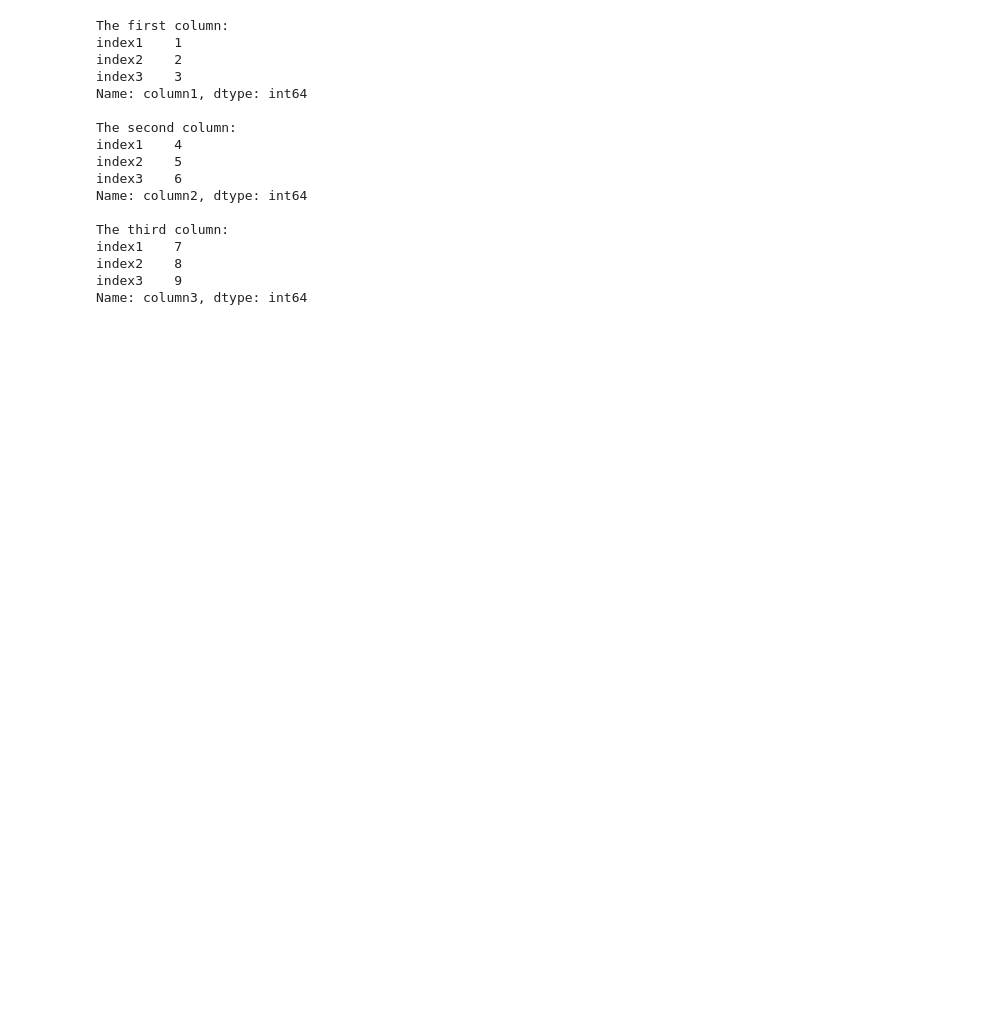
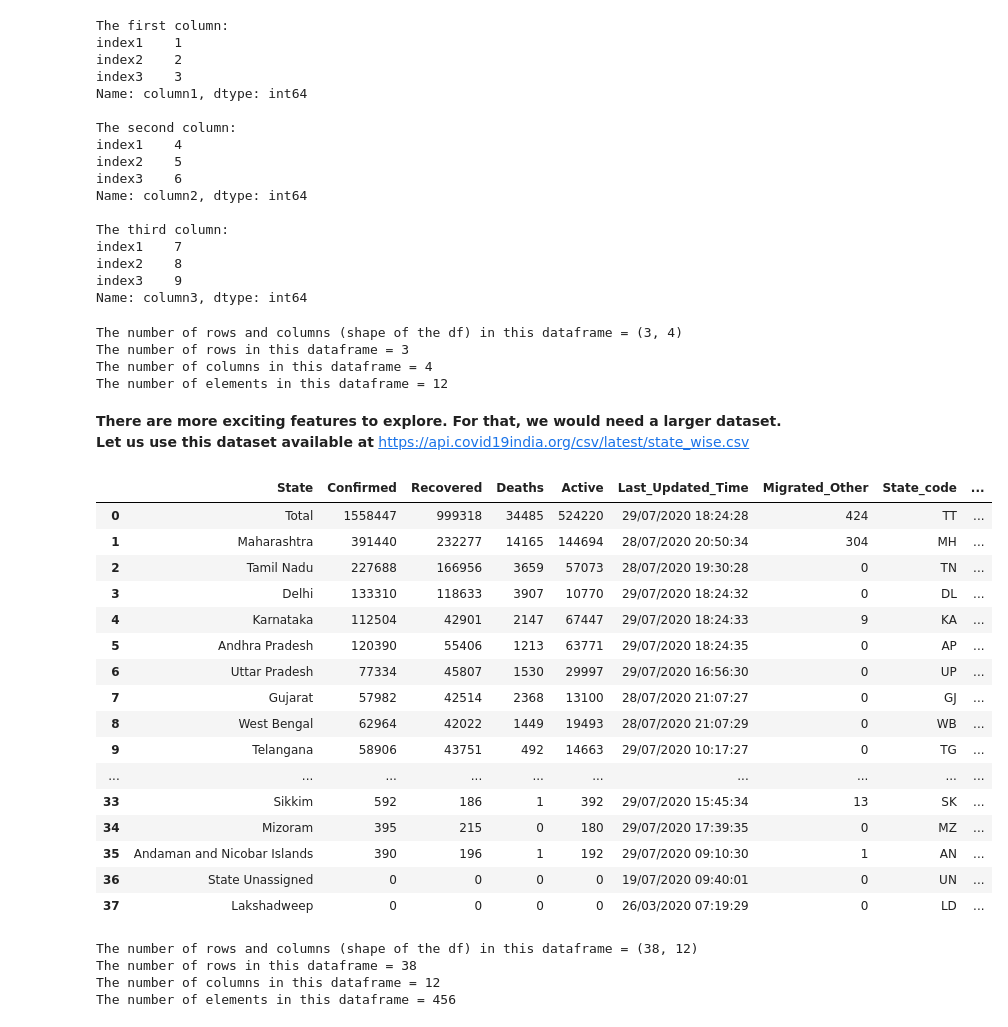
Before and after one commit to ineelhere/Machine-Learning-and-Data-Science, a Jupyter notebook: WorkingWithPandas.ipynb, the cells around one changed output. Saved outputs shown, nothing was run; the diff lists cells and outputs as text; code cells hidden in the pictures; blank space fills up the shorter version.

```diff
--- a/WorkingWithPandas.ipynb
+++ b/WorkingWithPandas.ipynb
@@ -85,3 +86,50 @@ index1    7
 index2    8
 index3    9
 Name: column3, dtype: int64
+# %%
+# find the details or information about the dataframe in hand
+print(f'The number of rows and columns (shape of the df) in this dataframe = {our_df.shape}')
+print(f'The number of rows in this dataframe = {our_df.shape[0]}')
+print(f'The number of columns in this dataframe = {our_df.shape[1]}')
+print(f'The number of elements in this dataframe = {our_df.size}')
+# %% [output]
+The number of rows and columns (shape of the df) in this dataframe = (3, 4)
+The number of rows in this dataframe = 3
+The number of columns in this dataframe = 4
+The number of elements in this dataframe = 12
+# %% [markdown]
+**There are more exciting features to explore. For that, we would need a larger dataset.**<br>
+**Let us use this dataset available at** [https://api.covid19india.org/csv/latest/state_wise.csv](https://api.covid19india.org/csv/latest/state_wise.csv)
+# %%
+# importing a csv file from the mentioned source in form of dataframe
+df = pd.read_csv("https://api.covid19india.org/csv/latest/state_wise.csv")
+df
+# %% [output]
+|  | State | Confirmed | Recovered | Deaths | Active | Last_Updated_Time | Migrated_Other | State_code | ... |
+| 0 | Total | 1558447 | 999318 | 34485 | 524220 | 29/07/2020 18:24:28 | 424 | TT | ... |
+| 1 | Maharashtra | 391440 | 232277 | 14165 | 144694 | 28/07/2020 20:50:34 | 304 | MH | ... |
+| 2 | Tamil Nadu | 227688 | 166956 | 3659 | 57073 | 28/07/2020 19:30:28 | 0 | TN | ... |
+| 3 | Delhi | 133310 | 118633 | 3907 | 10770 | 29/07/2020 18:24:32 | 0 | DL | ... |
+| 4 | Karnataka | 112504 | 42901 | 2147 | 67447 | 29/07/2020 18:24:33 | 9 | KA | ... |
+| 5 | Andhra Pradesh | 120390 | 55406 | 1213 | 63771 | 29/07/2020 18:24:35 | 0 | AP | ... |
+| 6 | Uttar Pradesh | 77334 | 45807 | 1530 | 29997 | 29/07/2020 16:56:30 | 0 | UP | ... |
+| 7 | Gujarat | 57982 | 42514 | 2368 | 13100 | 28/07/2020 21:07:27 | 0 | GJ | ... |
+| 8 | West Bengal | 62964 | 42022 | 1449 | 19493 | 28/07/2020 21:07:29 | 0 | WB | ... |
+| 9 | Telangana | 58906 | 43751 | 492 | 14663 | 29/07/2020 10:17:27 | 0 | TG | ... |
+| ... | ... | ... | ... | ... | ... | ... | ... | ... | ... |
+| 33 | Sikkim | 592 | 186 | 1 | 392 | 29/07/2020 15:45:34 | 13 | SK | ... |
+| 34 | Mizoram | 395 | 215 | 0 | 180 | 29/07/2020 17:39:35 | 0 | MZ | ... |
+| 35 | Andaman and Nicobar Islands | 390 | 196 | 1 | 192 | 29/07/2020 09:10:30 | 1 | AN | ... |
+| 36 | State Unassigned | 0 | 0 | 0 | 0 | 19/07/2020 09:40:01 | 0 | UN | ... |
+| 37 | Lakshadweep | 0 | 0 | 0 | 0 | 26/03/2020 07:19:29 | 0 | LD | ... |
+# %%
+# find the details or information about the dataframe in hand
+print(f'The number of rows and columns (shape of the df) in this dataframe = {df.shape}')
+print(f'The number of rows in this dataframe = {df.shape[0]}')
+print(f'The number of columns in this dataframe = {df.shape[1]}')
+print(f'The number of elements in this dataframe = {df.size}')
+# %% [output]
+The number of rows and columns (shape of the df) in this dataframe = (38, 12)
+The number of rows in this dataframe = 38
+The number of columns in this dataframe = 12
+The number of elements in this dataframe = 456
```
Also changed, not shown: parts of 3 cells of this notebook.
